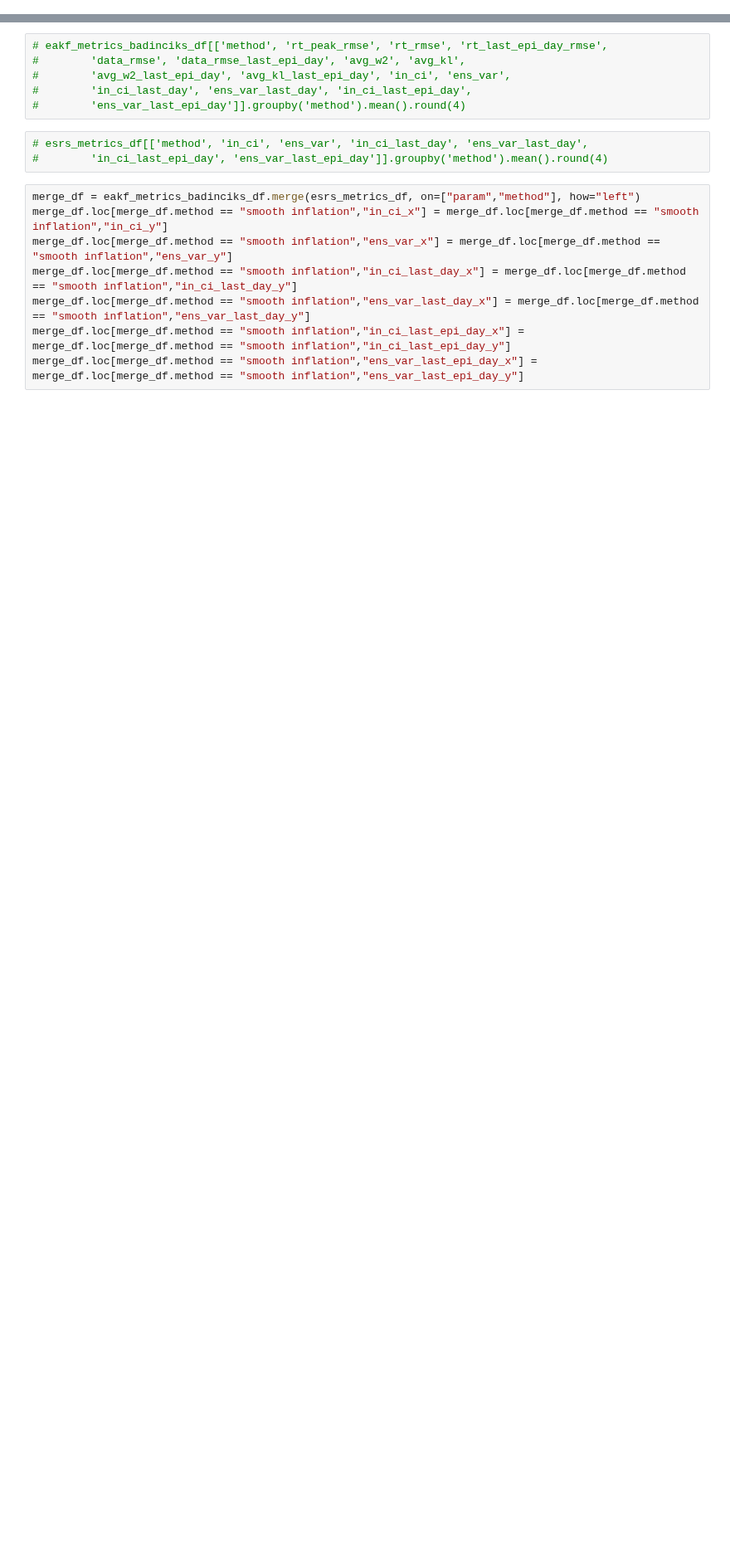
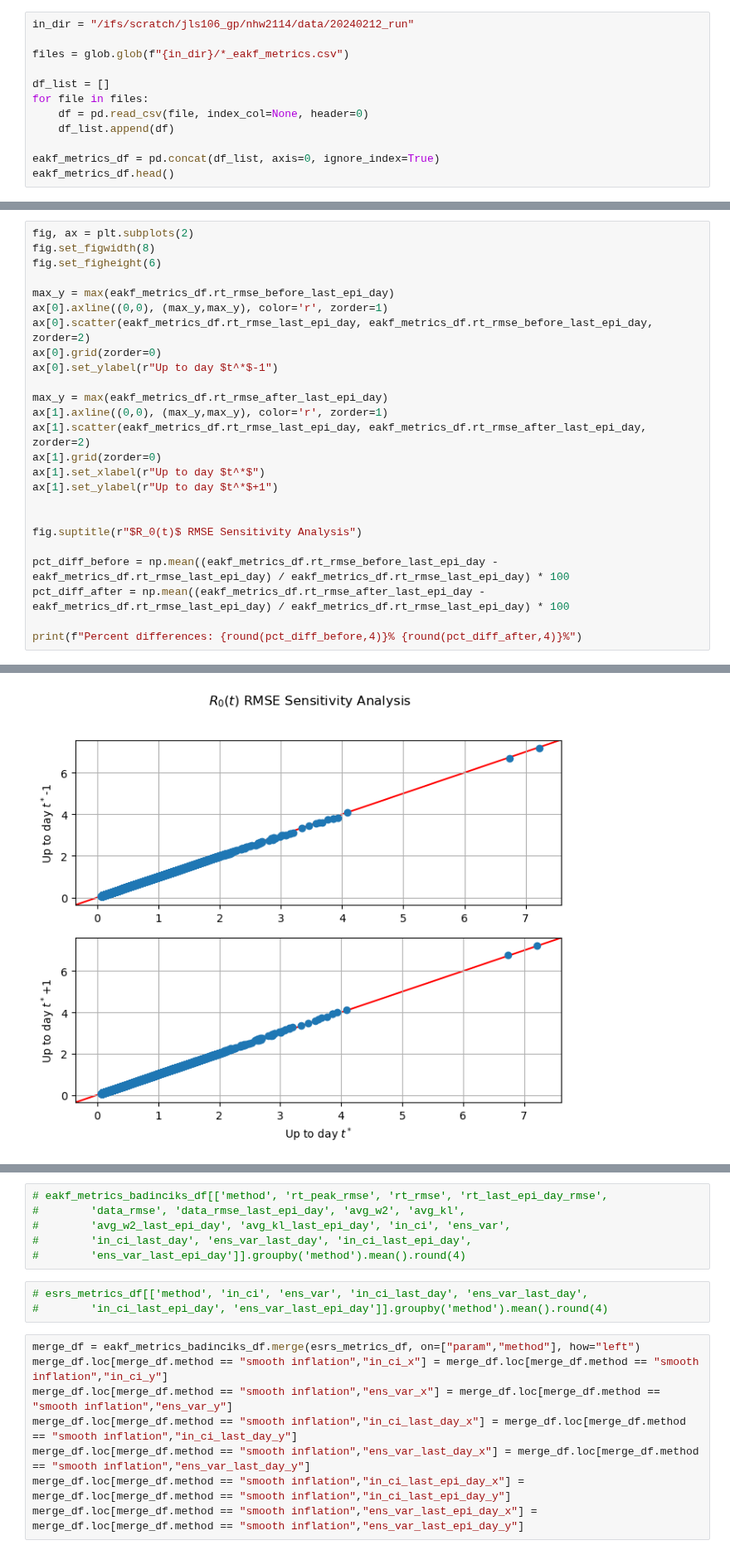
Before and after one commit to hwunrow/epykalman, a Jupyter notebook: src/epyfilter/c2b2/create_plots.ipynb, the cells around one changed output, grey strips where cells are left out. Shown at 83% size. Drawn from its saved outputs; the diff is of its cells as text; blank space fills up the shorter version.

```diff
--- a/src/epyfilter/c2b2/create_plots.ipynb
+++ b/src/epyfilter/c2b2/create_plots.ipynb
@@ -18,0 +14,12 @@ esrs_metrics_df = pd.read_csv("/ifs/scratch/jls106_gp/nhw2114/data/20231106_synt
+# %%
+in_dir = "/ifs/scratch/jls106_gp/nhw2114/data/20240212_run"
+
+files = glob.glob(f"{in_dir}/*_eakf_metrics.csv")
+
+df_list = []
+for file in files:
+    df = pd.read_csv(file, index_col=None, header=0)
+    df_list.append(df)
+
+eakf_metrics_df = pd.concat(df_list, axis=0, ignore_index=True)
+eakf_metrics_df.head()
@@ -18,0 +33,26 @@ esrs_metrics_df = pd.read_csv("/ifs/scratch/jls106_gp/nhw2114/data/20231106_synt
+# %%
+fig, ax = plt.subplots(2)
+fig.set_figwidth(8)
+fig.set_figheight(6)
+
+max_y = max(eakf_metrics_df.rt_rmse_before_last_epi_day)
+ax[0].axline((0,0), (max_y,max_y), color='r', zorder=1)
+ax[0].scatter(eakf_metrics_df.rt_rmse_last_epi_day, eakf_metrics_df.rt_rmse_before_last_epi_day, zorder=2)
+ax[0].grid(zorder=0)
+ax[0].set_ylabel(r"Up to day $t^*$-1")
+
+max_y = max(eakf_metrics_df.rt_rmse_after_last_epi_day)
+ax[1].axline((0,0), (max_y,max_y), color='r', zorder=1)
+ax[1].scatter(eakf_metrics_df.rt_rmse_last_epi_day, eakf_metrics_df.rt_rmse_after_last_epi_day, zorder=2)
+ax[1].grid(zorder=0)
+ax[1].set_xlabel(r"Up to day $t^*$")
+ax[1].set_ylabel(r"Up to day $t^*$+1")
+
+
+fig.suptitle(r"$R_0(t)$ RMSE Sensitivity Analysis")
+
+pct_diff_before = np.mean((eakf_metrics_df.rt_rmse_before_last_epi_day - eakf_metrics_df.rt_rmse_last_epi_day) / eakf_metrics_df.rt_rmse_last_epi_day) * 100
+pct_diff_after = np.mean((eakf_metrics_df.rt_rmse_after_last_epi_day - eakf_metrics_df.rt_rmse_last_epi_day) / eakf_metrics_df.rt_rmse_last_epi_day) * 100
+
+print(f"Percent differences: {round(pct_diff_before,4)}% {round(pct_diff_after,4)}%")
+# %% [output]
@@ -18,0 +60 @@ esrs_metrics_df = pd.read_csv("/ifs/scratch/jls106_gp/nhw2114/data/20231106_synt
+[figure, added]
```
Also changed, not shown: parts of 9 cells of this notebook.
